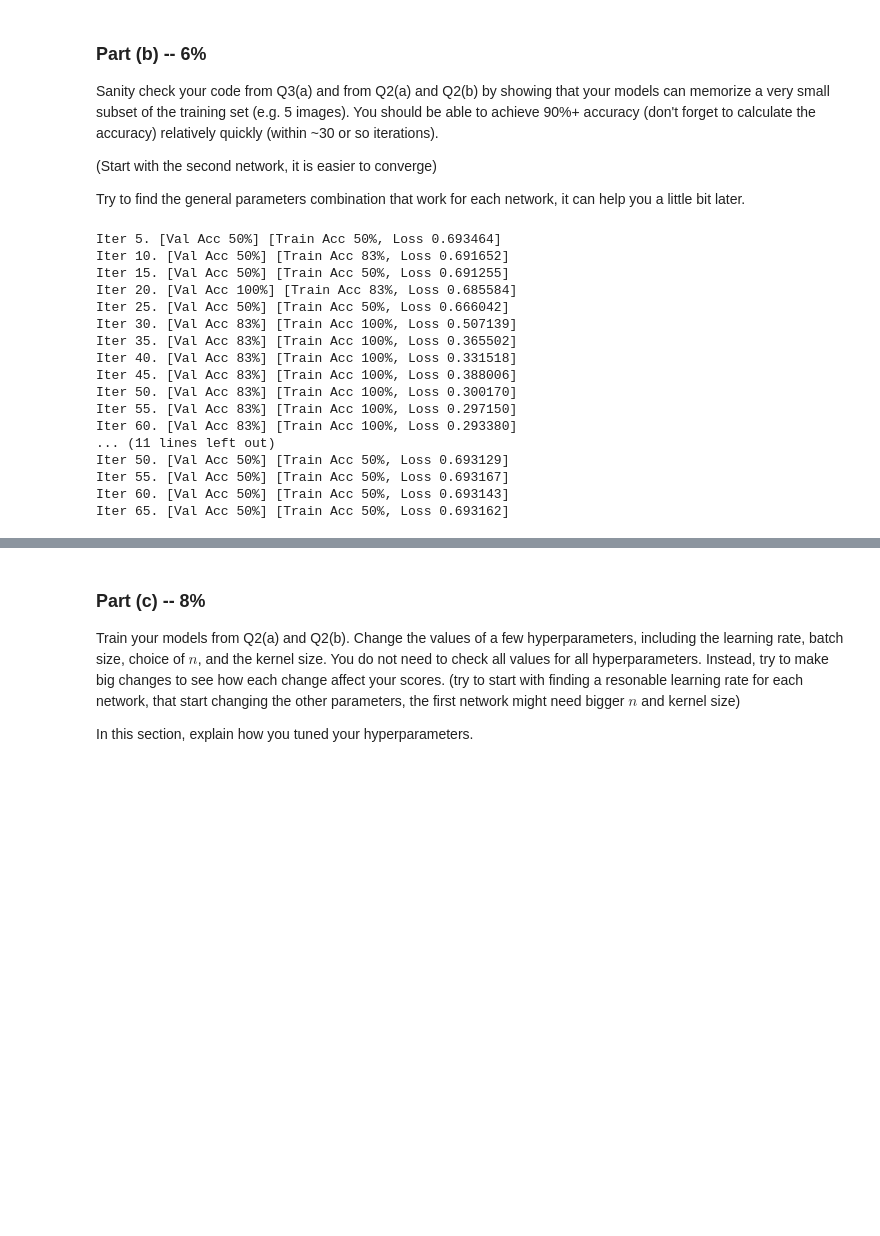
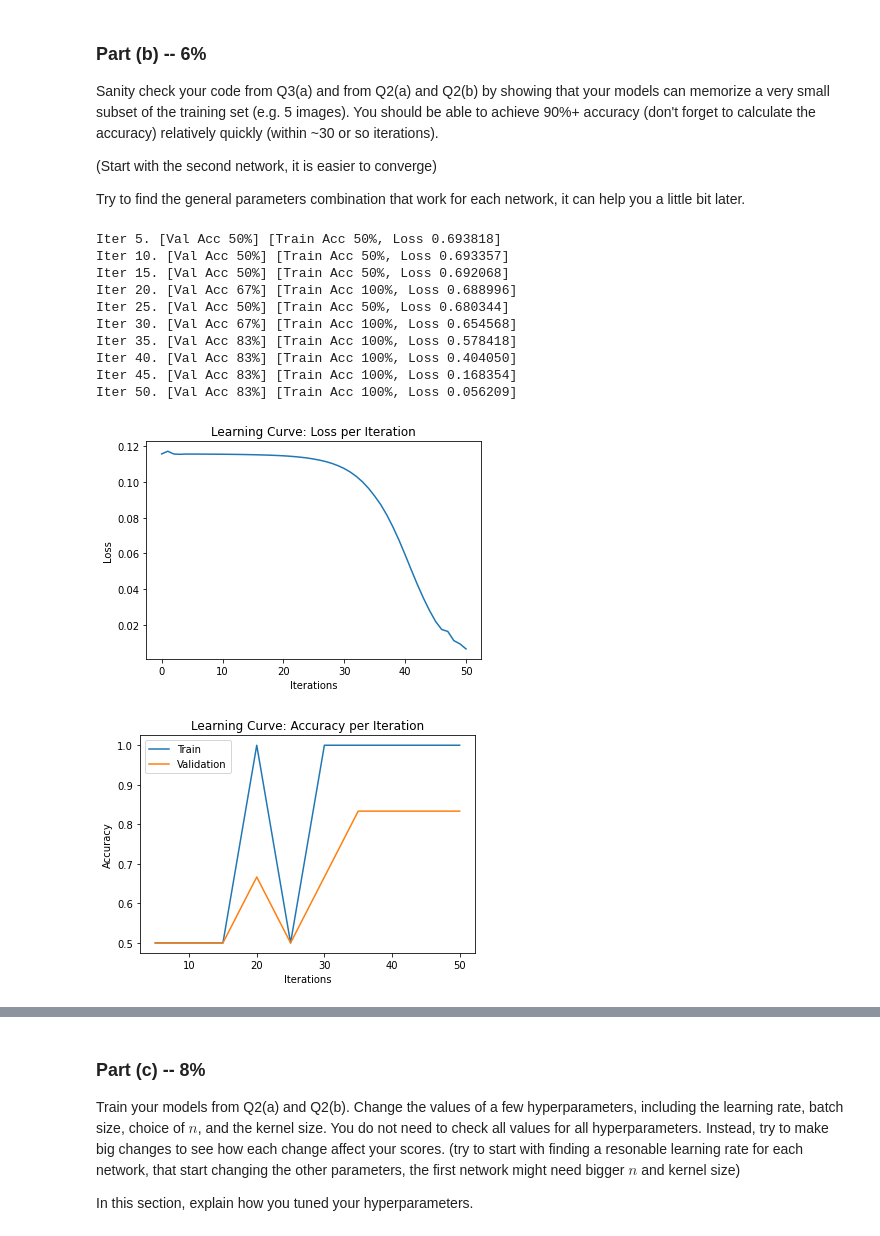
Before and after one commit to aradgast/DeepLearningCourse, a Jupyter notebook: Assignment3.ipynb, the cells around one changed output, grey strips where cells are left out. Drawn from its saved outputs; the diff is of its cells as text; code cells hidden in the pictures; blank space fills up the shorter version.

```diff
--- a/Assignment3.ipynb
+++ b/Assignment3.ipynb
@@ -449,7 +493,7 @@ def train_model(model,
                 learning_rate=0.001,
                 epochs = 4,
                 weight_decay=0,
-                max_iters=1000):
+                max_iters=500):
 
   criterion = nn.CrossEntropyLoss()
   optimizer = optim.Adam(model.parameters(),
@@ -503,7 +547,7 @@ def train_model(model,
             losses.append(float(loss)/batch_size)
             n += 1
 
-            if n % 5 == 0:
+            if n % 100 == 0:
                 iters_sub.append(n)
                 train_cost = float(loss.detach().numpy())
 
@@ -517,6 +561,7 @@ def train_model(model,
                           n, ((val_pos_acc + val_neg_acc) / 2.0) * 100,
                           ((train_pos_acc + train_neg_acc) / 2.0) * 100,
                           train_cost))
+                # print("pos acc train : %.3f, neg acc train : %.3f" % (train_pos_acc, train_neg_acc))
 
         if n > max_iters:
           return iters, losses, iters_sub, train_accs, val_accs
@@ -553,40 +598,26 @@ Try to find the general parameters combination that work for each network, it ca
 # %%
 # Write your code here. Remember to include your results so that we can
 # see that your model attains a high training accuracy.
 a = CNNChannel()
 _ = train_model(a,
                 training_data = train_data[:1],
                 validation_data = valid_data[:1],
-                batch_size=2,
+                batch_size=6,
                 learning_rate=0.001,
                 epochs = 20,
                 weight_decay=0,
-                max_iters=65)
-print('************************************************************')
-a = CNN()
-_ = train_model(a,
-                training_data = train_data[:1],
-                validation_data = valid_data[:1],
-                batch_size=2,
-                learning_rate=0.001,
-                epochs = 20,
-                weight_decay=0,
-                max_iters=65)
+                max_iters=50)
+plot_learning_curve(*_)
 # %% [output]
-Iter 5. [Val Acc 50%] [Train Acc 50%, Loss 0.693464]
-Iter 10. [Val Acc 50%] [Train Acc 83%, Loss 0.691652]
-Iter 15. [Val Acc 50%] [Train Acc 50%, Loss 0.691255]
-Iter 20. [Val Acc 100%] [Train Acc 83%, Loss 0.685584]
-Iter 25. [Val Acc 50%] [Train Acc 50%, Loss 0.666042]
-Iter 30. [Val Acc 83%] [Train Acc 100%, Loss 0.507139]
-Iter 35. [Val Acc 83%] [Train Acc 100%, Loss 0.365502]
-Iter 40. [Val Acc 83%] [Train Acc 100%, Loss 0.331518]
-Iter 45. [Val Acc 83%] [Train Acc 100%, Loss 0.388006]
-Iter 50. [Val Acc 83%] [Train Acc 100%, Loss 0.300170]
-Iter 55. [Val Acc 83%] [Train Acc 100%, Loss 0.297150]
-Iter 60. [Val Acc 83%] [Train Acc 100%, Loss 0.293380]
-... (11 lines left out)
-Iter 50. [Val Acc 50%] [Train Acc 50%, Loss 0.693129]
-Iter 55. [Val Acc 50%] [Train Acc 50%, Loss 0.693167]
-Iter 60. [Val Acc 50%] [Train Acc 50%, Loss 0.693143]
-Iter 65. [Val Acc 50%] [Train Acc 50%, Loss 0.693162]
+Iter 5. [Val Acc 50%] [Train Acc 50%, Loss 0.693818]
+Iter 10. [Val Acc 50%] [Train Acc 50%, Loss 0.693357]
+Iter 15. [Val Acc 50%] [Train Acc 50%, Loss 0.692068]
+Iter 20. [Val Acc 67%] [Train Acc 100%, Loss 0.688996]
+Iter 25. [Val Acc 50%] [Train Acc 50%, Loss 0.680344]
+Iter 30. [Val Acc 67%] [Train Acc 100%, Loss 0.654568]
+Iter 35. [Val Acc 83%] [Train Acc 100%, Loss 0.578418]
+Iter 40. [Val Acc 83%] [Train Acc 100%, Loss 0.404050]
+Iter 45. [Val Acc 83%] [Train Acc 100%, Loss 0.168354]
+Iter 50. [Val Acc 83%] [Train Acc 100%, Loss 0.056209]
+[figure, added]
+[figure, added]
```
Also changed, not shown: parts of 12 cells of this notebook.
